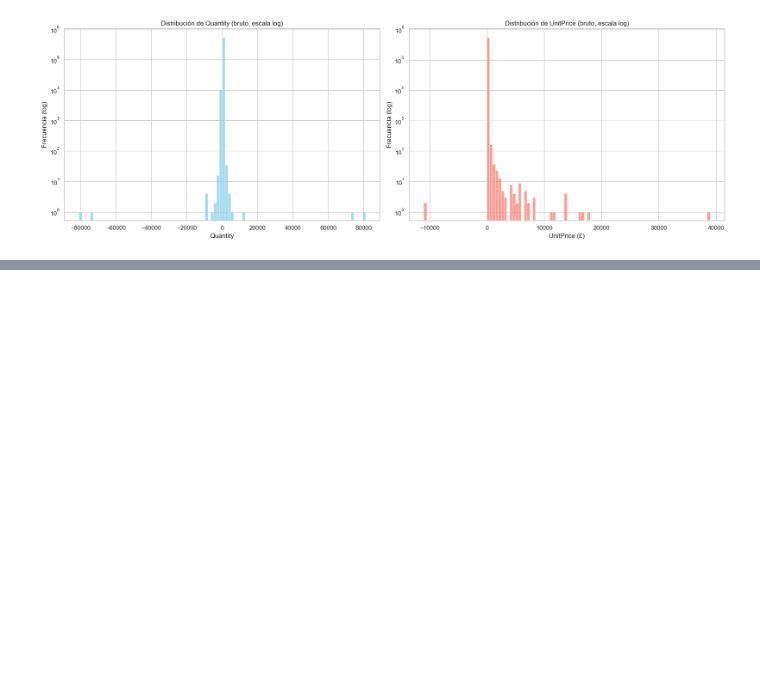
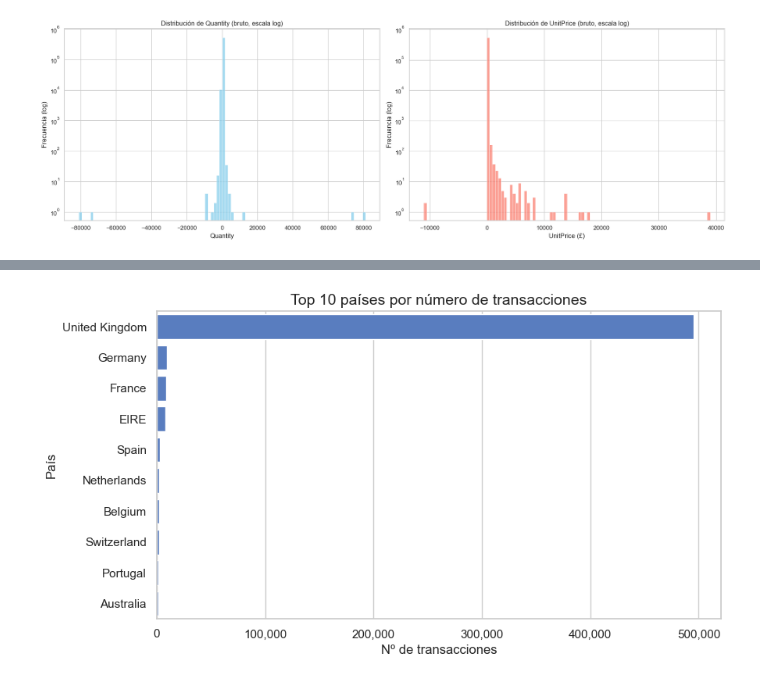
Before and after one commit to ravel01106/proyecto-master-ia-big-data, a Jupyter notebook: notebooks/regression_proyect/analysis/eda_data.ipynb, the cells around one changed output, grey strips where cells are left out. Saved outputs shown, nothing was run; the diff lists cells and outputs as text; code cells hidden in the pictures; blank space fills up the shorter version.

```diff
--- a/notebooks/regression_proyect/analysis/eda_data.ipynb
+++ b/notebooks/regression_proyect/analysis/eda_data.ipynb
@@ -355,0 +407,15 @@ plt.show()
+# %%
+# 2.4.4 — Top 10 países por número de transacciones
+top_paises = df['Country'].value_counts().head(10)
+
+fig, ax = plt.subplots(figsize=(9, 5))
+sns.barplot(x=top_paises.values, y=top_paises.index, ax=ax, orient='h')
+ax.set_title('Top 10 países por número de transacciones', fontsize=14)
+ax.set_xlabel('Nº de transacciones')
+ax.set_ylabel('País')
+ax.xaxis.set_major_formatter(mticker.FuncFormatter(lambda x, _: f'{int(x):,}'))
+plt.tight_layout()
+plt.savefig(f'{RUTA_GRAFICOS}2.4.4_top10_paises.png', dpi=150)
+plt.show()
+# %% [output]
+[figure, added]
```
Also changed, not shown: parts of 20 cells of this notebook, 11 other files.
